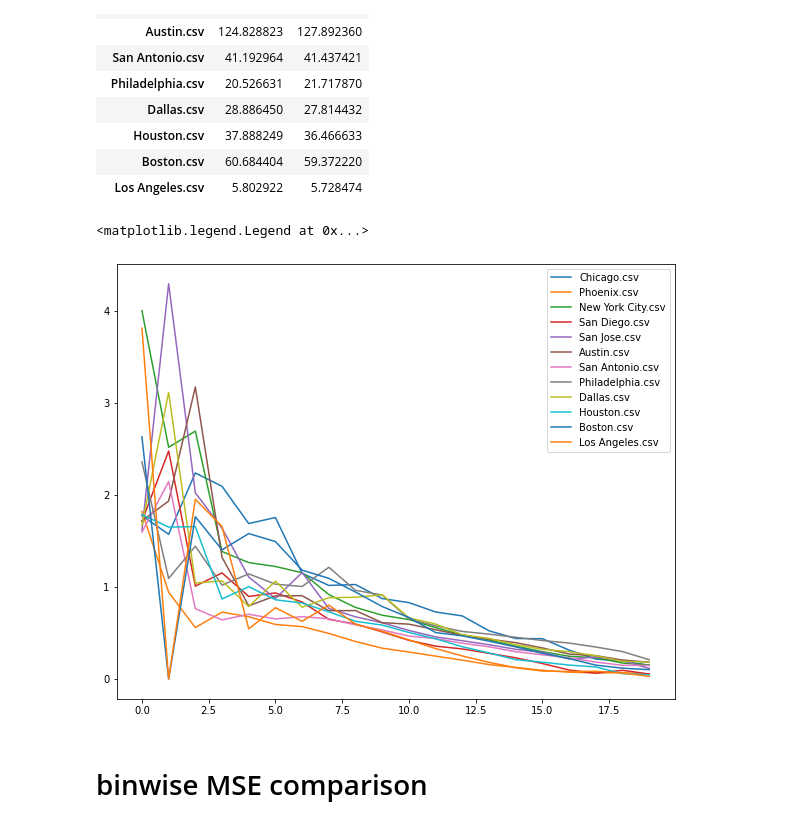
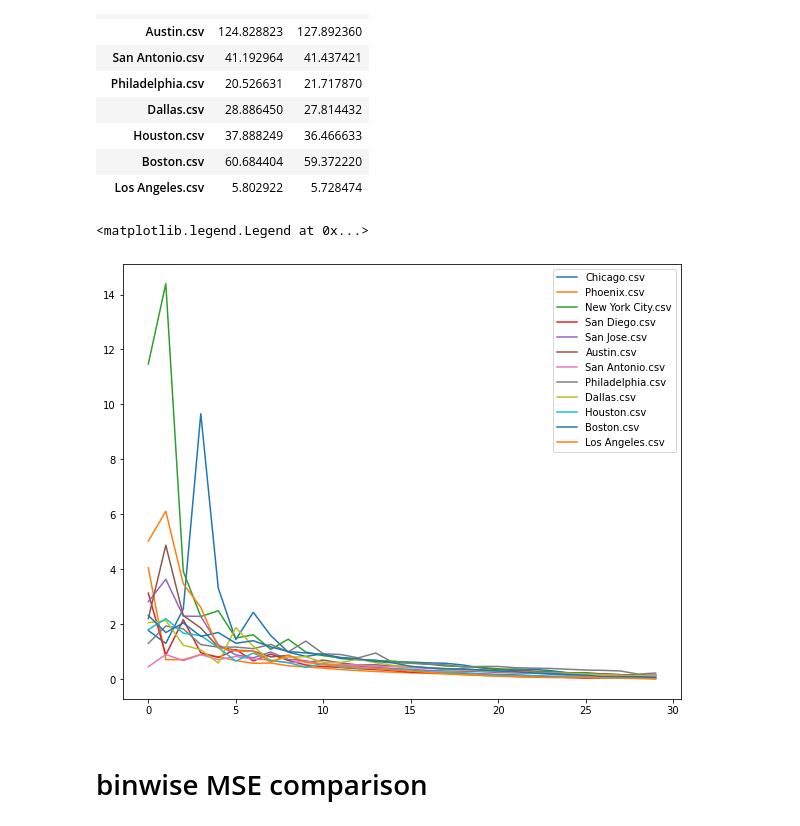
Before and after one commit to yuribogomolov/sttn, a Jupyter notebook: notebooks/generic_gravity_model.ipynb, the cells around one changed output. Drawn from its saved outputs; the diff is of its cells as text; code cells hidden in the pictures.

Commit message:
cross validation and best bins

```diff
--- a/notebooks/generic_gravity_model.ipynb
+++ b/notebooks/generic_gravity_model.ipynb
@@ -58,8 +58,15 @@ def build_training_set(network, target_column):
     to_points = list(zip(centroid_all.lat_to, centroid_all.long_to))
     centroid_all['distance'] = haversine_vector(from_points, to_points, Unit.KILOMETERS)
     centroid_all.drop(['long_from', 'lat_from', 'long_to', 'lat_to'], axis=1, inplace=True)
-    centroid_all.loc[centroid_all.distance == 0, 'distance'] = centroid_all.loc[centroid_all.distance > 0, 'distance'].min()*0.5
-
+#     print(centroid_all.columns)
+    centroid_above = centroid_all.loc[centroid_all.distance > 0]
+    centroid_below = centroid_all.loc[centroid_all.distance == 0]
+    del centroid_below['distance']
+    misDistance = centroid_above.groupby(['origin']).agg({'distance':min})
+    misDistance['distance'] = misDistance['distance']*0.1
+    centroid_below = centroid_below.merge(misDistance,on=['origin'])
+#     centroid_all.loc[centroid_all.distance == 0, 'distance'] = centroid_all.loc[centroid_all.distance > 0, 'distance'].min()*0.5
+    centroid_all = pd.concat([centroid_above,centroid_below],axis=0)
     # compute jobs and residence
     comp_aggs={target_column: 'sum'}
     jobs = city_network.agg_adjacent_edges(aggs=comp_aggs, outgoing=False).rename(columns={target_column: 'jobs'})
@@ -328,0 +341,17 @@ results.dropna()
+# %%
+mseDict = {}
+binfDict = {}
+# OSDict = {}
+cities = os.listdir('cities/')
+citiesDir = 'cities/'
+target = 'S000'
+kfold = 5
+for city in cities:
+    if '.csv' in city:
+        print(city)
+        df = pd.read_csv(citiesDir+city)
+        bins,binfdf,mseBaseline,msefd = findBestBin(df,10)
+        binfdf = binfdf.groupby(['bin']).mean()
+        mseDict[city] = [np.mean(mseBaseline),np.mean(msefd)]
+        binfDict[city] = binfdf
+#         OSDict[city] = [baselineoutput,fdoutput]
@@ -342,7 +389,7 @@ for city in cities:
         fdoutput = pd.DataFrame()
         print(city)
         df = pd.read_csv(citiesDir+city)
-        df = datacut(df,20,20)
+        df = datacut(df,30,30)
         df.rename(columns={'jobs':'S000jobs', 'residence':'S000residence','flow':'S000flow'}, inplace=True)
         df['bin'] = df['bin'].astype(str)
 
@@ -497,16 +540,16 @@ results.dropna()
 # %%
 fig = plt.figure(figsize=(10,8))
 for city in cities:
     if '.csv' in city:
         df = binfDict[city]
         df = df.reset_index()
         df['left'] = df['bin'].apply(lambda x: x.split(',')[0].split('(')[1]).astype(float)
         df = df.sort_values(by='left')
-        plt.plot(range(20),df['f(d)'],label=city)
+        plt.plot(range(30),df['f(d)'],label=city)
 plt.legend()
 # %% [output]
 <matplotlib.legend.Legend at 0x...>
-[figure, old version]
+[figure, new version]
 # %% [markdown]
 # binwise MSE comparison
 # %%
```
Also changed, not shown: parts of 6 cells of this notebook.
